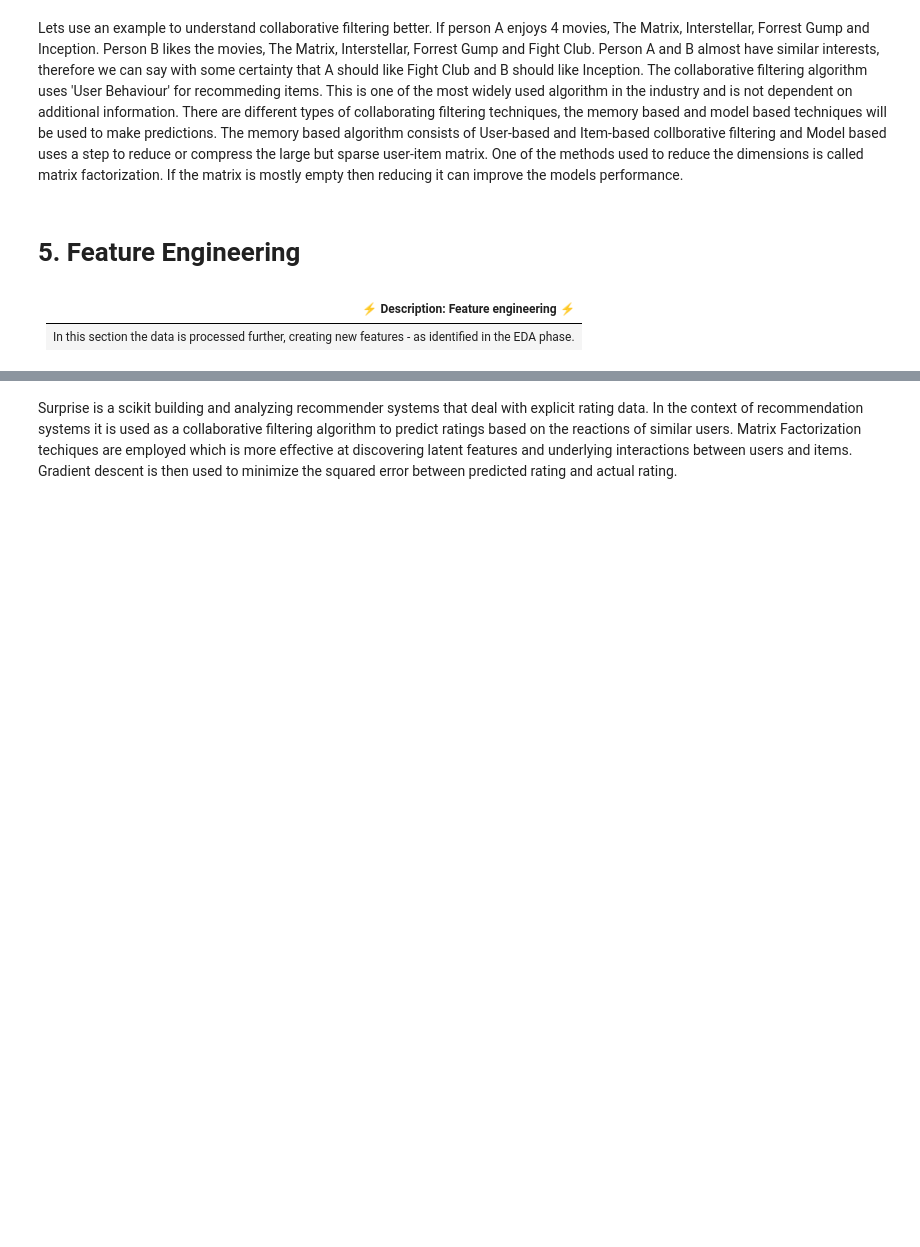
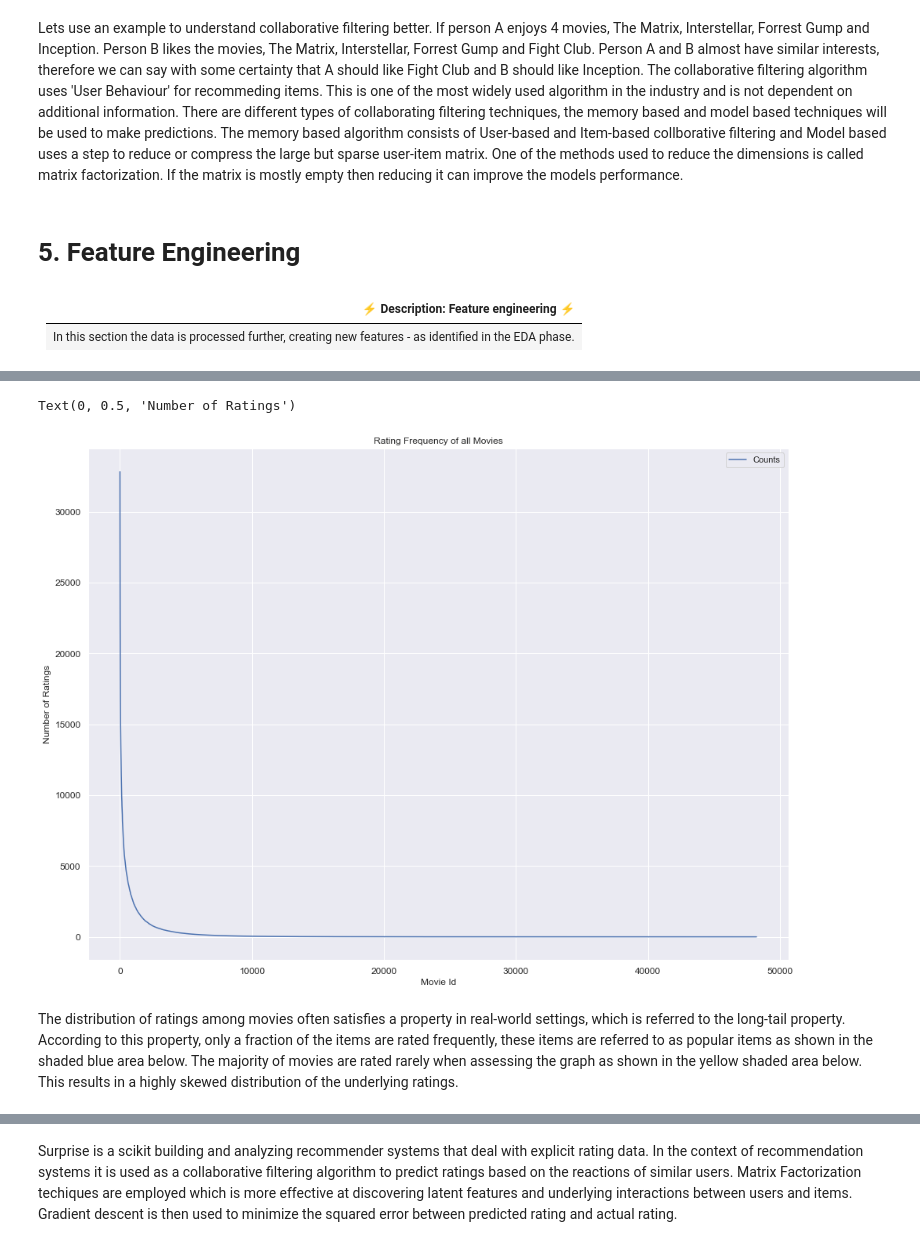
Before and after one commit to Lana-076/GM3_Unsupervised_Learning, a Jupyter notebook: GM3 Modelling.ipynb, the cells around one changed output, grey strips where cells are left out. Drawn from its saved outputs; the diff is of its cells as text; code cells hidden in the pictures; blank space fills up the shorter version.

```diff
--- a/GM3 Modelling.ipynb
+++ b/GM3 Modelling.ipynb
@@ -1030,0 +1059,4 @@ Lets use an example to understand collaborative filtering better. If person A en
+# %%
+#Get movieId frequency
+df_movies_count = pd.DataFrame(train.groupby('movieId').size(), columns=['Counts'])
+df_movies_count.head()
@@ -1030,0 +1071,13 @@ Lets use an example to understand collaborative filtering better. If person A en
+# %%
+#Plot rating frequency of all movies
+ax = df_movies_count.sort_values('Counts', ascending = False).reset_index(drop=True).plot(figsize=(med,small),
+                                                                                        title='Rating Frequency of all Movies',
+                                                                                        fontsize = 12)
+ax.grid()
+ax.set_xlabel('Movie Id')
+ax.set_ylabel('Number of Ratings')
+# %% [output]
+Text(0, 0.5, 'Number of Ratings')
+[figure, added]
+# %% [markdown]
+<p>The distribution of ratings among movies often satisfies a property in real-world settings, which is referred to the long-tail property. According to this property, only a fraction of the items are rated frequently, these items are referred to as popular items as shown in the shaded blue area below. The majority of movies are rated rarely when assessing the graph as shown in the yellow shaded area below. This results in a highly skewed distribution of the underlying ratings. </p>
```
Also changed, not shown: parts of 194 cells of this notebook.
